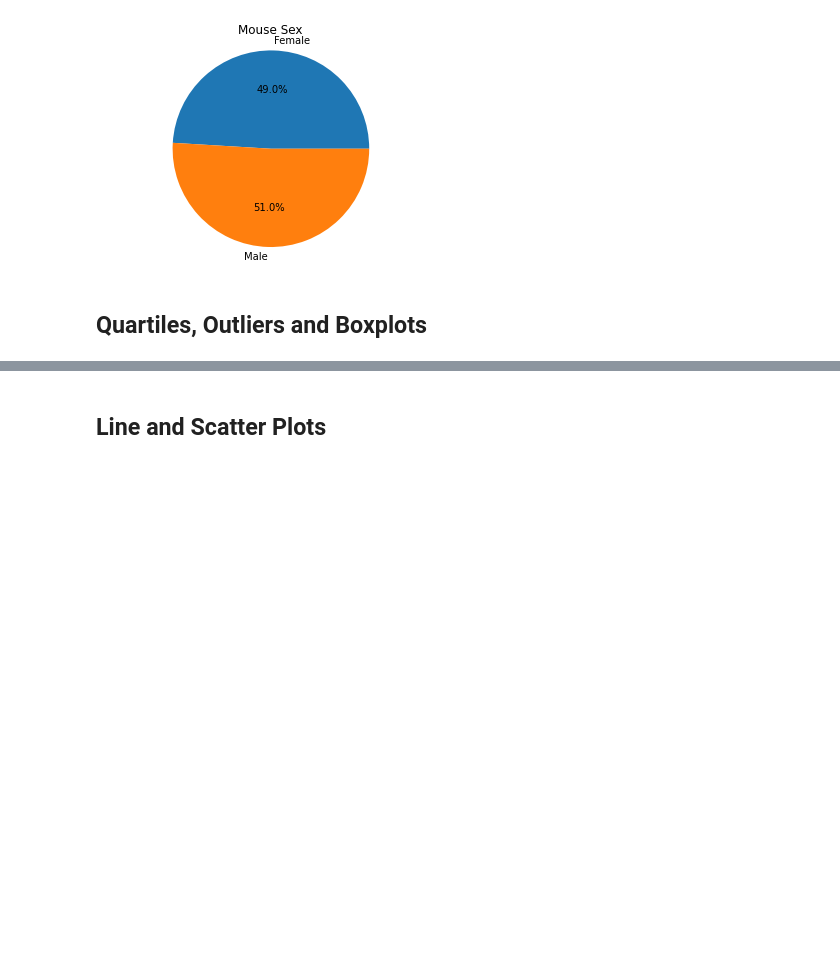
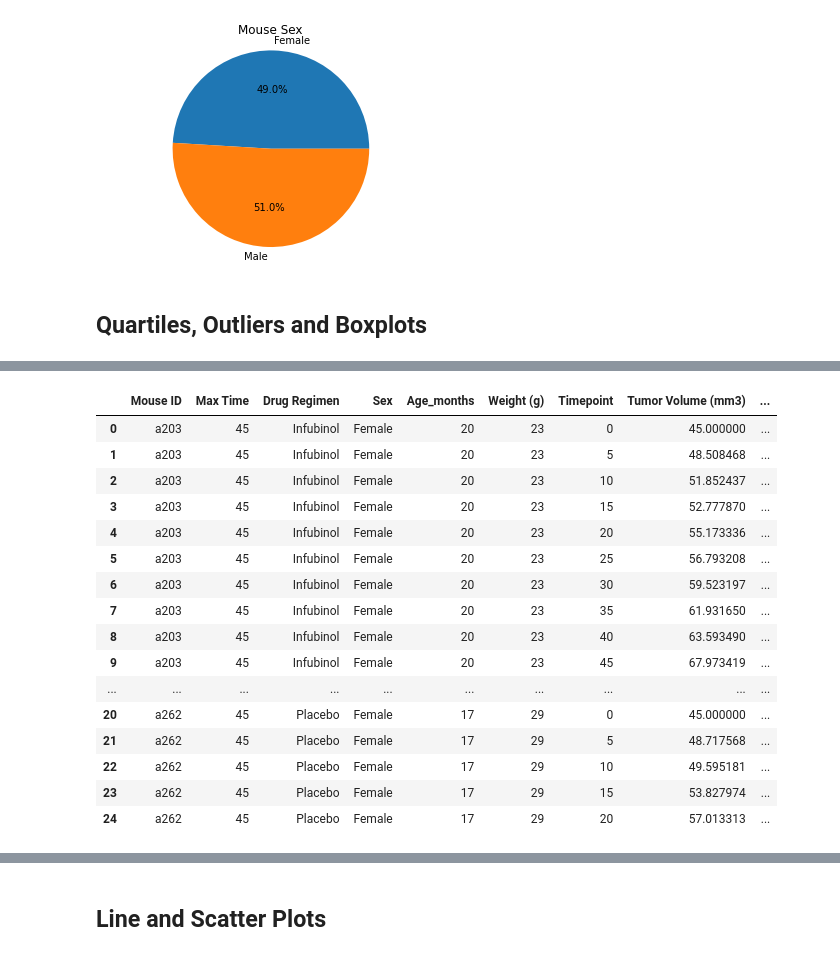
Before and after one commit to LexiJess/Matplotlib_Challenge, a Jupyter notebook: 05-Matplotlib_Homework_Instructions_Pymaceuticals_pymaceuticals_starter.ipynb, the cells around one changed output, grey strips where cells are left out. Saved outputs shown, nothing was run; the diff lists cells and outputs as text; code cells hidden in the pictures; blank space fills up the shorter version.

Commit message:
Max tumor volume

```diff
--- a/05-Matplotlib_Homework_Instructions_Pymaceuticals_pymaceuticals_starter.ipynb
+++ b/05-Matplotlib_Homework_Instructions_Pymaceuticals_pymaceuticals_starter.ipynb
@@ -321,0 +329,7 @@ plt.show()
+# %%
+# Start by getting the last (greatest) timepoint for each mouse
+
+
+mouse_grouping_timepoints_df=clean_data_df.groupby("Mouse ID").max()["Timepoint"].rename("Max Time")
+mouse_grouping_timepoints_df=pd.DataFrame(mouse_grouping_timepoints_df)
+mouse_grouping_timepoints_df
@@ -321,0 +351,35 @@ plt.show()
+# %%
+# Merge this group df with the original dataframe to get the tumor volume at the last timepoint
+
+mouse_grouping_timepoints_df
+
+clean_data_df
+
+combined_df = pd.merge(mouse_metadata_df, study_results_df, on="Mouse ID", how="inner")
+
+
+mouse_grouping_combined_df=pd.merge(mouse_grouping_timepoints_df, clean_data_df, on="Mouse ID", how="inner")
+
+mouse_grouping_combined_df.head(25)
+
+# summary_statistics_df=clean_data_df.groupby("Drug Regimen").mean()["Tumor Volume (mm3)"].rename("Mean Tumor Volume")
+# summary_statistics_df=pd.DataFrame(summary_statistics_df)
+# summary_statistics_df["Median Tumor Volume"]=clean_data_df.groupby("Drug Regimen").median()["Tumor Volume (mm3)"]
+# %% [output]
+|  | Mouse ID | Max Time | Drug Regimen | Sex | Age_months | Weight (g) | Timepoint | Tumor Volume (mm3) | ... |
+| 0 | a203 | 45 | Infubinol | Female | 20 | 23 | 0 | 45.000000 | ... |
+| 1 | a203 | 45 | Infubinol | Female | 20 | 23 | 5 | 48.508468 | ... |
+| 2 | a203 | 45 | Infubinol | Female | 20 | 23 | 10 | 51.852437 | ... |
+| 3 | a203 | 45 | Infubinol | Female | 20 | 23 | 15 | 52.777870 | ... |
+| 4 | a203 | 45 | Infubinol | Female | 20 | 23 | 20 | 55.173336 | ... |
+| 5 | a203 | 45 | Infubinol | Female | 20 | 23 | 25 | 56.793208 | ... |
+| 6 | a203 | 45 | Infubinol | Female | 20 | 23 | 30 | 59.523197 | ... |
+| 7 | a203 | 45 | Infubinol | Female | 20 | 23 | 35 | 61.931650 | ... |
+| 8 | a203 | 45 | Infubinol | Female | 20 | 23 | 40 | 63.593490 | ... |
+| 9 | a203 | 45 | Infubinol | Female | 20 | 23 | 45 | 67.973419 | ... |
+| ... | ... | ... | ... | ... | ... | ... | ... | ... | ... |
+| 20 | a262 | 45 | Placebo | Female | 17 | 29 | 0 | 45.000000 | ... |
+| 21 | a262 | 45 | Placebo | Female | 17 | 29 | 5 | 48.717568 | ... |
+| 22 | a262 | 45 | Placebo | Female | 17 | 29 | 10 | 49.595181 | ... |
+| 23 | a262 | 45 | Placebo | Female | 17 | 29 | 15 | 53.827974 | ... |
+| 24 | a262 | 45 | Placebo | Female | 17 | 29 | 20 | 57.013313 | ... |
```
Also changed, not shown: parts of 6 cells of this notebook.
